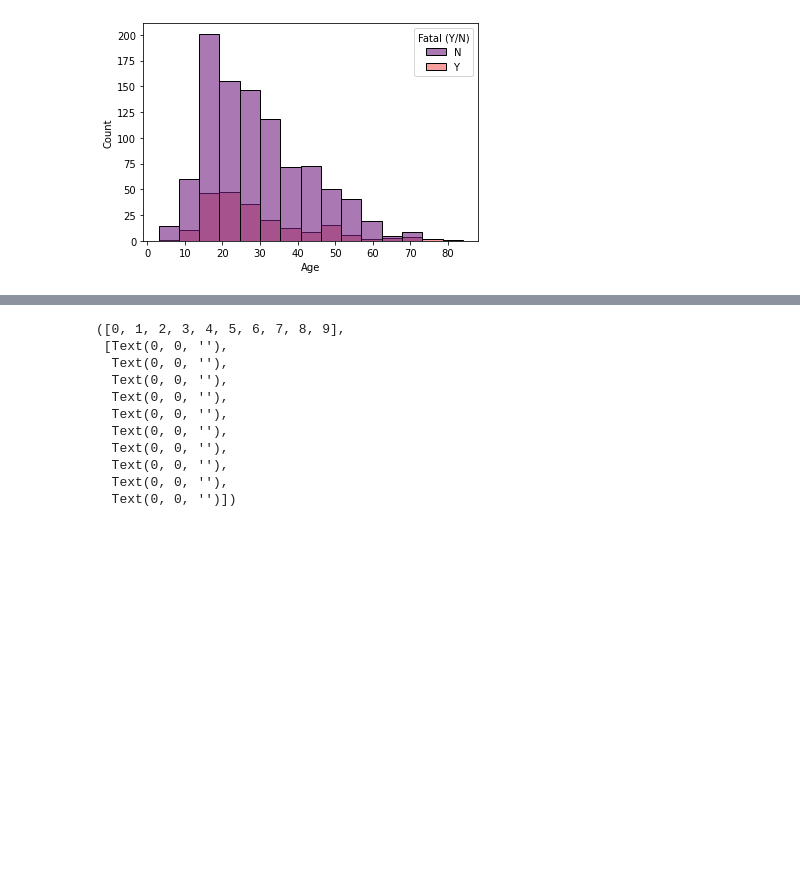
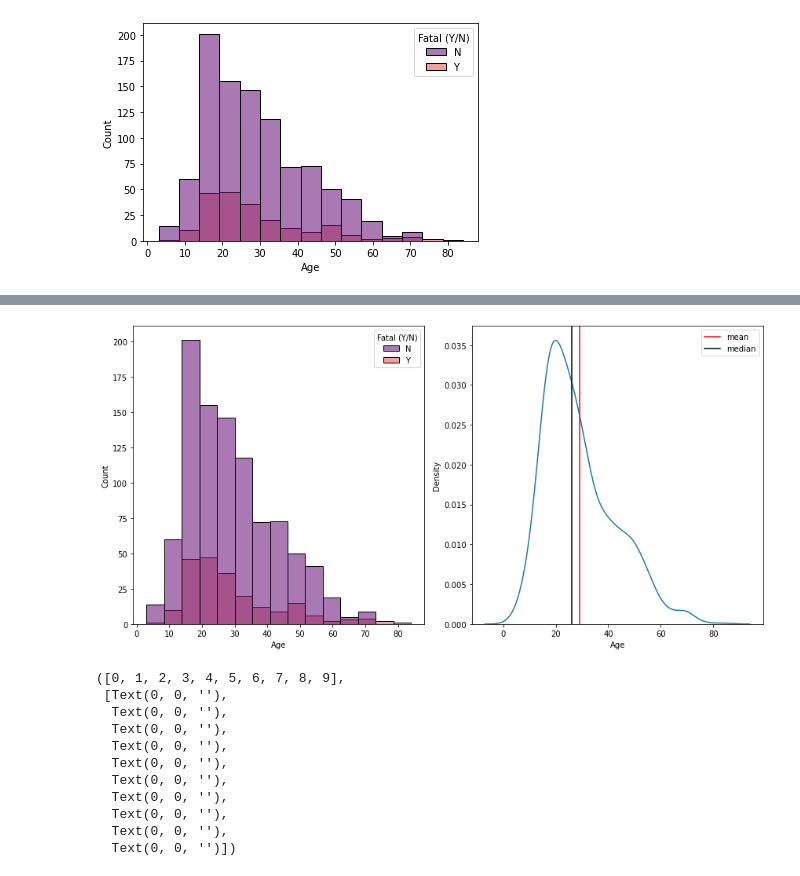
Before and after one commit to Hugocodesdude/Project_1, a Jupyter notebook: Project_1_Data_Vis.ipynb, the cells around one changed output, grey strips where cells are left out. Cells and saved outputs as stored; diff of their text form; code cells hidden in the pictures; blank space fills up the shorter version.

```diff
--- a/Project_1_Data_Vis.ipynb
+++ b/Project_1_Data_Vis.ipynb
@@ -79,3 +104,14 @@ sns.histplot(data=new_df, x="Age", hue="Fatal (Y/N)", bins=15, alpha = 0.6, pale
+# %%
+fig, axs = plt.subplots(nrows=1, ncols=2, figsize=(12,6))
+
+sns.histplot(data=new_df, x="Age", hue="Fatal (Y/N)", bins=15, alpha = 0.6, palette= 'magma',ax=axs[0])
+sns.kdeplot(x=new_df.Age,ax=axs[1])
+plt.axvline(x=new_df.Age.mean(), c="red", label="mean")
+plt.axvline(x=new_df.Age.median(), c="black", label="median")
+plt.legend()
+fig.tight_layout()
+# %% [output]
+[figure, added]
 # %%
 sns.histplot(data=new_df, x="Activity", hue="Fatal (Y/N)", bins=10)
 plt.xticks(rotation=45)
```
Also changed, not shown: parts of 6 cells of this notebook, 1 other file.
